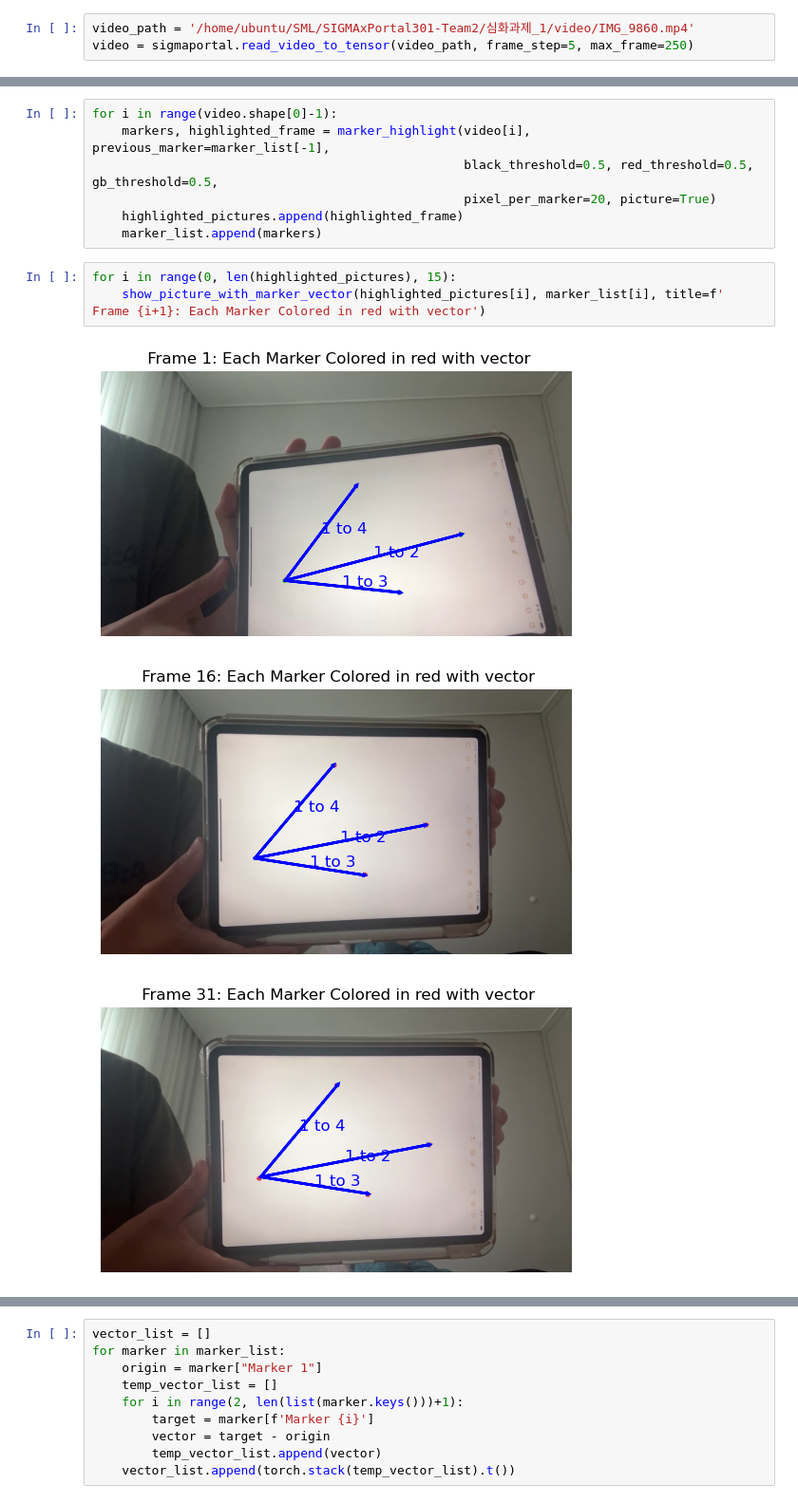
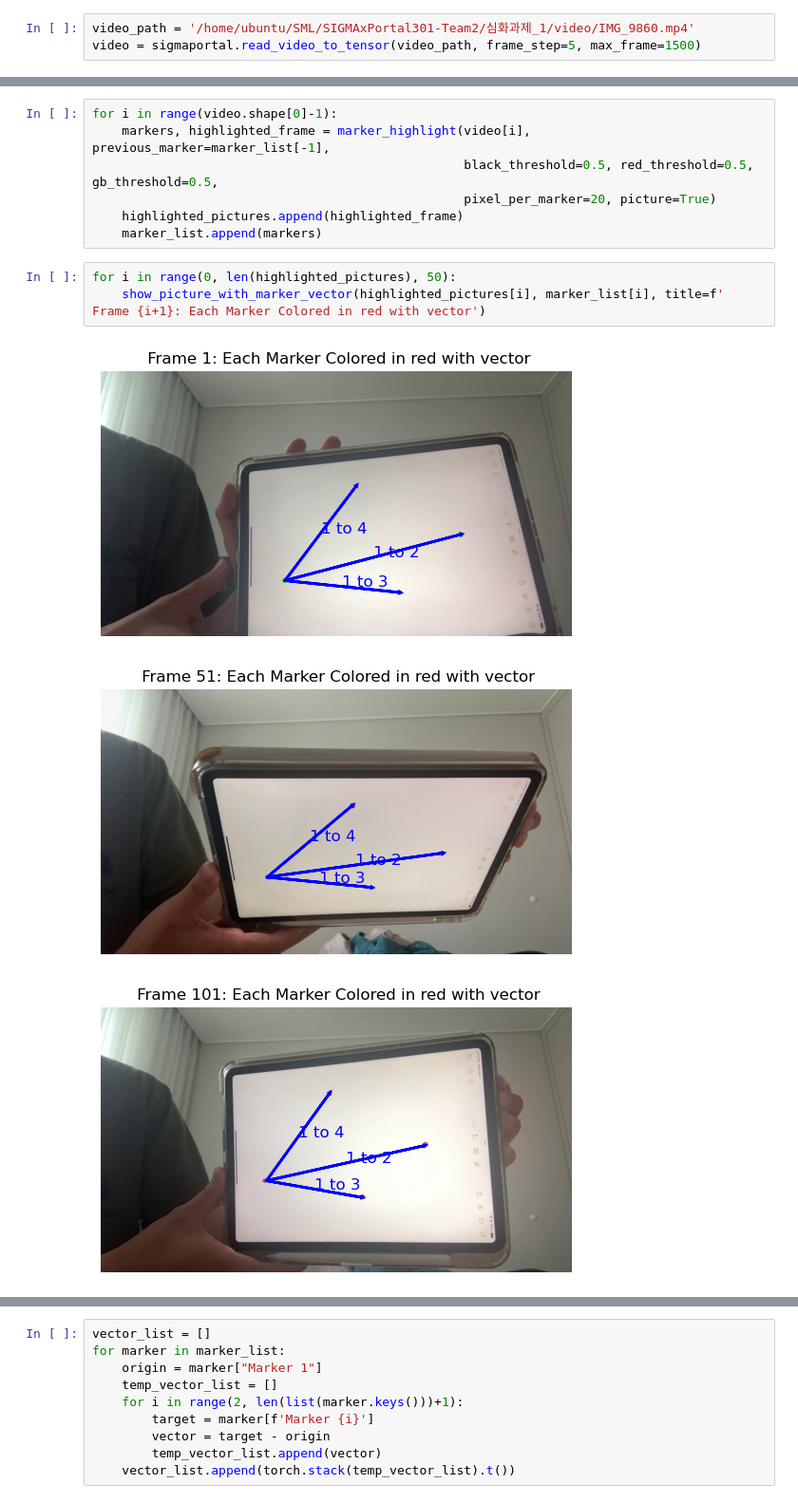
Before and after one commit to SNU-Sigma-Intelligence/SIGMAxPortal301-Team2, a Jupyter notebook: 심화과제_1/SML/problem2.ipynb, the cells around one changed output, grey strips where cells are left out. Shown at 95% size. Cells and saved outputs as stored; diff of their text form.

```diff
--- a/심화과제_1/SML/problem2.ipynb
+++ b/심화과제_1/SML/problem2.ipynb
@@ -14,7 +14,7 @@ spec.loader.exec_module(sigmaportal)
 from problem2 import *
 # %%
 video_path = '/home/ubuntu/SML/SIGMAxPortal301-Team2/심화과제_1/video/IMG_9860.mp4'
-video = sigmaportal.read_video_to_tensor(video_path, frame_step=5, max_frame=250)
+video = sigmaportal.read_video_to_tensor(video_path, frame_step=5, max_frame=1500)
 # %%
 print(f"Video shape: {video.shape}")
 # %% [output]
@@ -47,9 +47,9 @@ for i in range(video.shape[0]-1):
     highlighted_pictures.append(highlighted_frame)
     marker_list.append(markers)
 # %%
-for i in range(0, len(highlighted_pictures), 15):
+for i in range(0, len(highlighted_pictures), 50):
     show_picture_with_marker_vector(highlighted_pictures[i], marker_list[i], title=f' Frame {i+1}: Each Marker Colored in red with vector')
 # %% [output]
 [figure]
-[figure, old version]
+[figure, new version]
-[figure, old version]
+[figure, new version]
```
Also changed, not shown: parts of 4 cells of this notebook.
